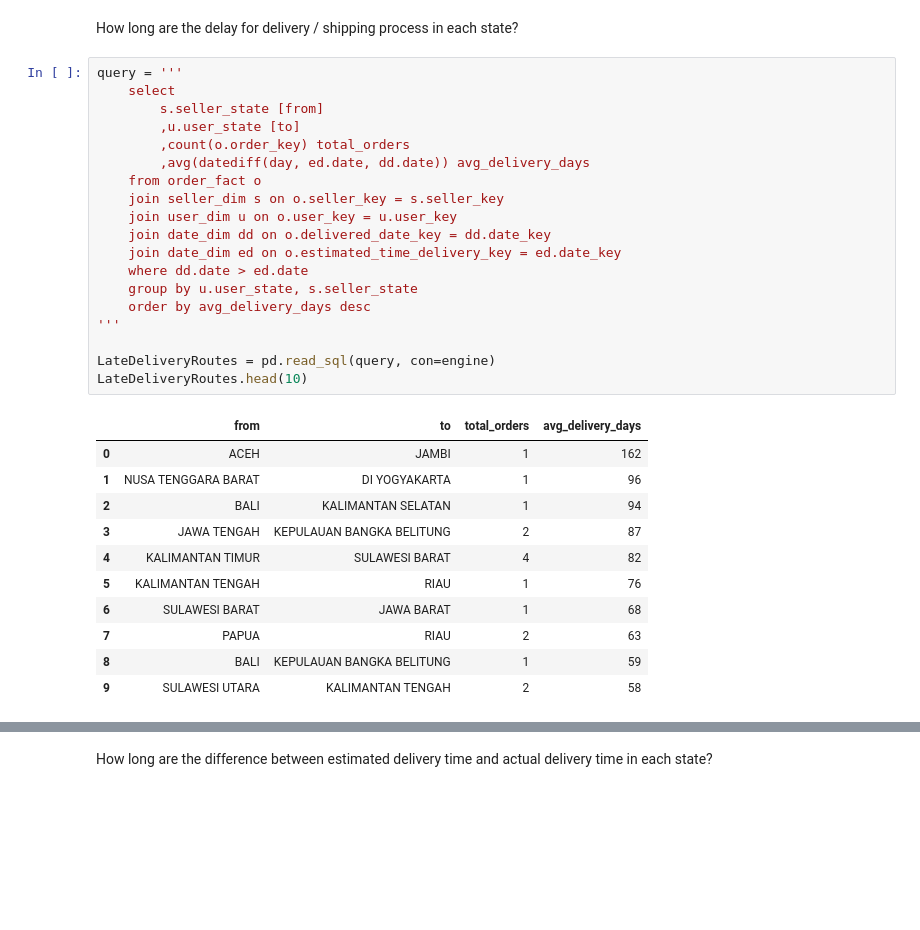
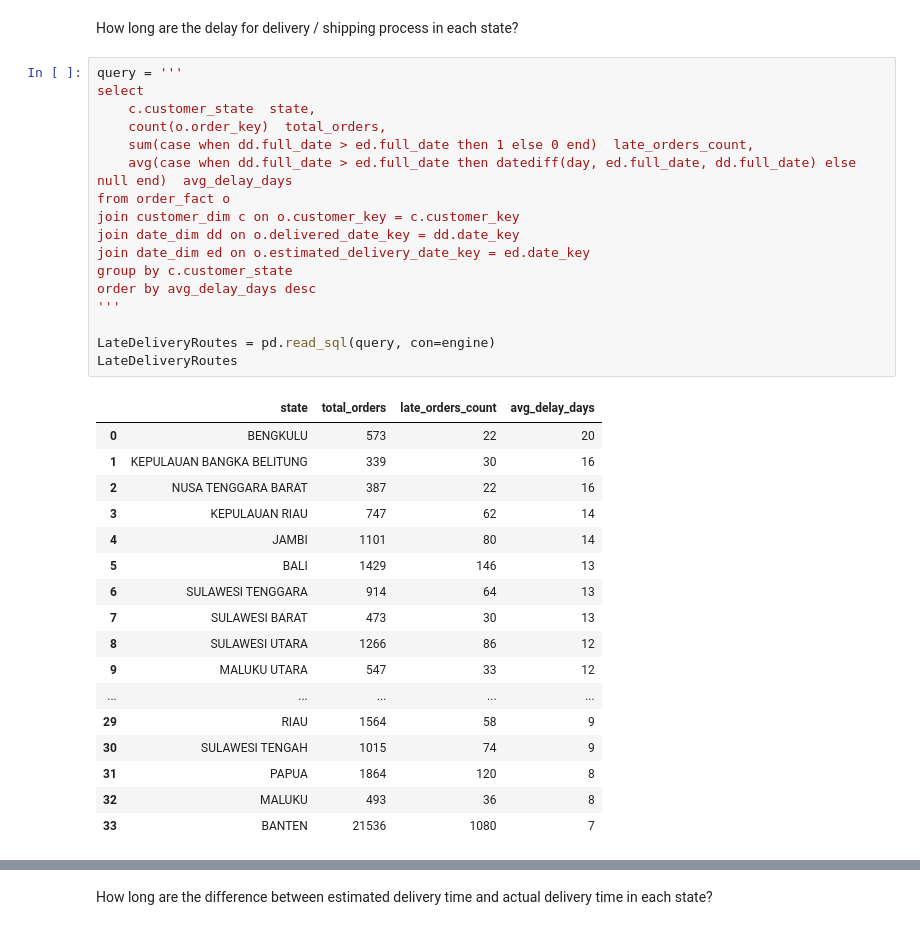
Before and after one commit to MaiElsayed01/ecommerce_etl, a Jupyter notebook: ecommerce_analysis.ipynb, the cells around one changed output, grey strips where cells are left out. Saved outputs shown, nothing was run; the diff lists cells and outputs as text; blank space fills up the shorter version.

```diff
--- a/ecommerce_analysis.ipynb
+++ b/ecommerce_analysis.ipynb
@@ -254,32 +259,36 @@ OnTime_Late_Delivery.head()
 How long are the delay for delivery / shipping process in each state?
 # %%
 query = '''
-    select
-        s.seller_state [from]
-        ,u.user_state [to]
-        ,count(o.order_key) total_orders
-        ,avg(datediff(day, ed.date, dd.date)) avg_delivery_days
-    from order_fact o
-    join seller_dim s on o.seller_key = s.seller_key
-    join user_dim u on o.user_key = u.user_key
-    join date_dim dd on o.delivered_date_key = dd.date_key
-    join date_dim ed on o.estimated_time_delivery_key = ed.date_key
-    where dd.date > ed.date
-    group by u.user_state, s.seller_state
-    order by avg_delivery_days desc
+select
+    c.customer_state  state,
+    count(o.order_key)  total_orders,
+    sum(case when dd.full_date > ed.full_date then 1 else 0 end)  late_orders_count,
+    avg(case when dd.full_date > ed.full_date then datediff(day, ed.full_date, dd.full_date) else null end)  avg_delay_days
+from order_fact o
+join customer_dim c on o.customer_key = c.customer_key
+join date_dim dd on o.delivered_date_key = dd.date_key
+join date_dim ed on o.estimated_delivery_date_key = ed.date_key
+group by c.customer_state
+order by avg_delay_days desc
 '''
 
 LateDeliveryRoutes = pd.read_sql(query, con=engine)
-LateDeliveryRoutes.head(10)
+LateDeliveryRoutes
 # %% [output]
-|  | from | to | total_orders | avg_delivery_days |
-| 0 | ACEH | JAMBI | 1 | 162 |
-| 1 | NUSA TENGGARA BARAT | DI YOGYAKARTA | 1 | 96 |
-| 2 | BALI | KALIMANTAN SELATAN | 1 | 94 |
-| 3 | JAWA TENGAH | KEPULAUAN BANGKA BELITUNG | 2 | 87 |
-| 4 | KALIMANTAN TIMUR | SULAWESI BARAT | 4 | 82 |
-| 5 | KALIMANTAN TENGAH | RIAU | 1 | 76 |
-| 6 | SULAWESI BARAT | JAWA BARAT | 1 | 68 |
-| 7 | PAPUA | RIAU | 2 | 63 |
-| 8 | BALI | KEPULAUAN BANGKA BELITUNG | 1 | 59 |
-| 9 | SULAWESI UTARA | KALIMANTAN TENGAH | 2 | 58 |
+|  | state | total_orders | late_orders_count | avg_delay_days |
+| 0 | BENGKULU | 573 | 22 | 20 |
+| 1 | KEPULAUAN BANGKA BELITUNG | 339 | 30 | 16 |
+| 2 | NUSA TENGGARA BARAT | 387 | 22 | 16 |
+| 3 | KEPULAUAN RIAU | 747 | 62 | 14 |
+| 4 | JAMBI | 1101 | 80 | 14 |
+| 5 | BALI | 1429 | 146 | 13 |
+| 6 | SULAWESI TENGGARA | 914 | 64 | 13 |
+| 7 | SULAWESI BARAT | 473 | 30 | 13 |
+| 8 | SULAWESI UTARA | 1266 | 86 | 12 |
+| 9 | MALUKU UTARA | 547 | 33 | 12 |
+| ... | ... | ... | ... | ... |
+| 29 | RIAU | 1564 | 58 | 9 |
+| 30 | SULAWESI TENGAH | 1015 | 74 | 9 |
+| 31 | PAPUA | 1864 | 120 | 8 |
+| 32 | MALUKU | 493 | 36 | 8 |
+| 33 | BANTEN | 21536 | 1080 | 7 |
```
Also changed, not shown: parts of 13 cells of this notebook.
